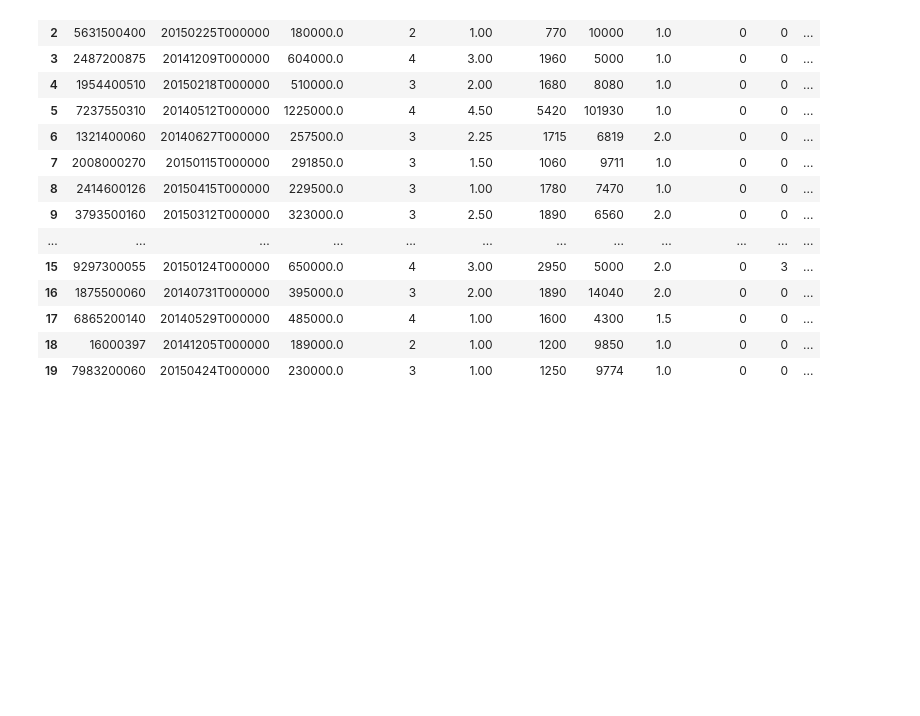
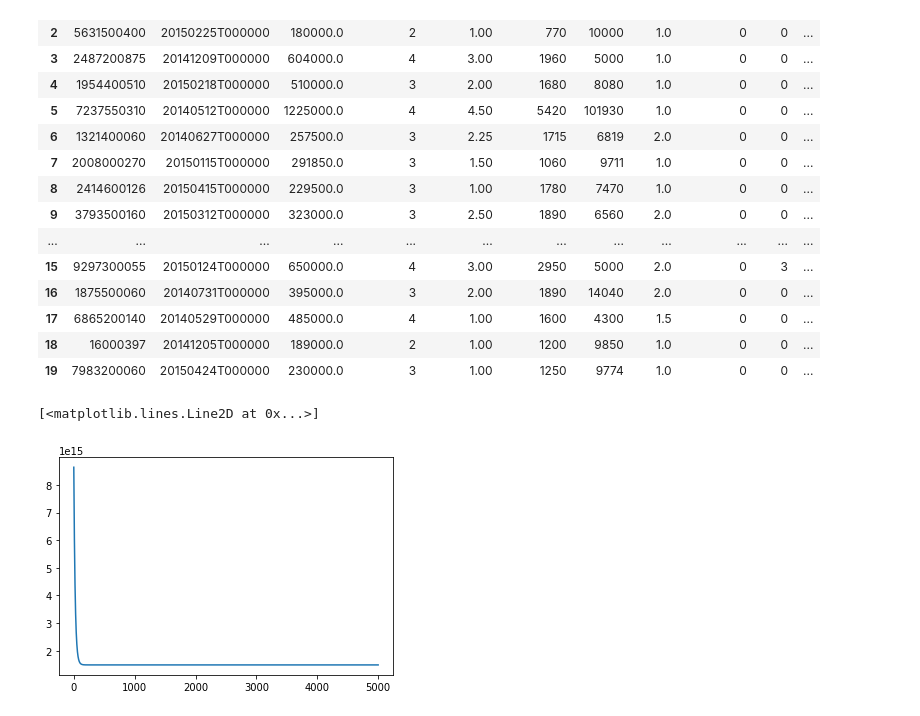
Before and after one commit to ZahraMoeini/Regression, a Jupyter notebook: Reg_w1_homePrice_prediction.ipynb, the cells around one changed output. Saved outputs shown, nothing was run; the diff lists cells and outputs as text; code cells hidden in the pictures; blank space fills up the shorter version.

```diff
--- a/Reg_w1_homePrice_prediction.ipynb
+++ b/Reg_w1_homePrice_prediction.ipynb
@@ -27,3 +27,33 @@ data.head(20)
 | 17 | 6865200140 | 20140529T000000 | 485000.0 | 4 | 1.00 | 1600 | 4300 | 1.5 | 0 | 0 | ... |
 | 18 | 16000397 | 20141205T000000 | 189000.0 | 2 | 1.00 | 1200 | 9850 | 1.0 | 0 | 0 | ... |
 | 19 | 7983200060 | 20150424T000000 | 230000.0 | 3 | 1.00 | 1250 | 9774 | 1.0 | 0 | 0 | ... |
+# %%
+x=np.array(data['sqft_living'])
+y=np.array(data['price'])
+N=len(x)
+# %%
+w0=0
+w1=10
+eta=1e-13
+tel=0.1
+t=0
+c=False
+Rss_list=[]
+while not c:
+  y_hat=w0+w1*x
+  Rss=np.sum(np.power((y-y_hat),2))
+  Rss_list.append(Rss)
+  G_Rss_w0=-2*np.sum(y-y_hat)
+  G_Rss_w1=-2*np.sum(x*(y-y_hat))
+  w0=w0-eta*G_Rss_w0
+  w1=w1-eta*G_Rss_w1
+  if np.power(G_Rss_w0,2)+np.power(G_Rss_w1,2)<tel:
+    c=True
+  t=t+1
+  if t==5000:
+    c=True
+# %%
+plt.plot(range(len(Rss_list)),Rss_list)
+# %% [output]
+[<matplotlib.lines.Line2D at 0x...>]
+[figure, added]
```
Also changed, not shown: parts of 2 cells of this notebook.
